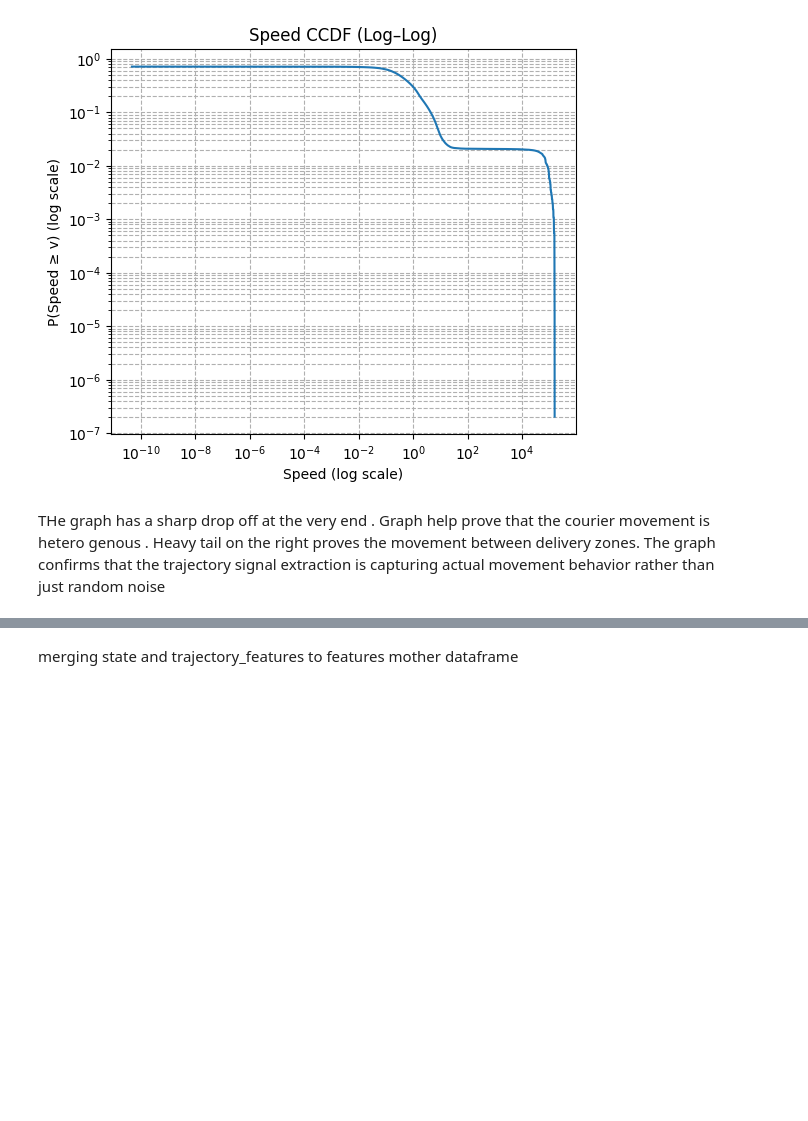
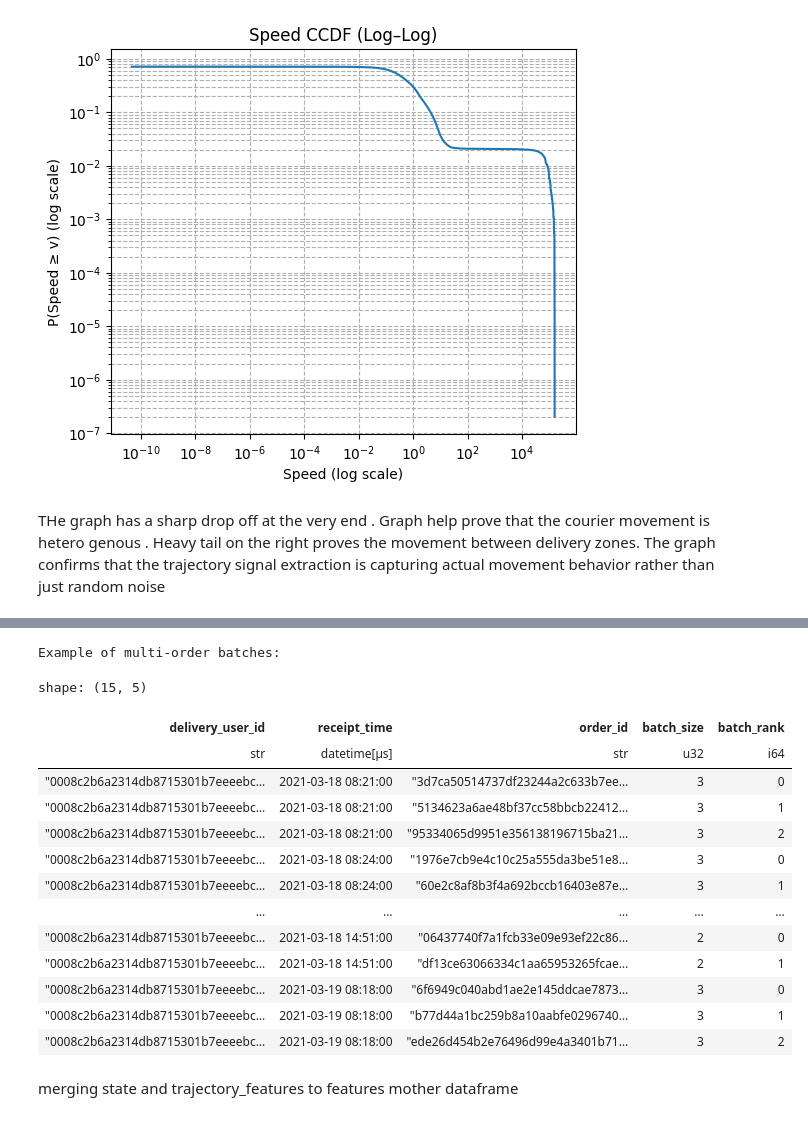
Before and after one commit to aymuos/starship, a Jupyter notebook: fundamental_EDA/feature_creator.ipynb, the cells around one changed output, grey strips where cells are left out. Drawn from its saved outputs; the diff is of its cells as text; code cells hidden in the pictures; blank space fills up the shorter version.

```diff
--- a/fundamental_EDA/feature_creator.ipynb
+++ b/fundamental_EDA/feature_creator.ipynb
@@ -647,6 +663,34 @@ features = (
       .join(state.select(["order_id","last_x","last_y","gps_gap_min"]), on="order_id", how="left")
       .join(traj_features, on="order_id", how="left")
 )
+# %%
+# Validation: Find batches with more than one order -> batch_size and batch_rank
+batch_check = features.filter(pl.col("batch_size") > 1).select([
+    "delivery_user_id",
+    "receipt_time",
+    "order_id",
+    "batch_size",
+    "batch_rank"
+]).sort(["delivery_user_id", "receipt_time", "batch_rank"])
+
+print("Example of multi-order batches:")
+display(batch_check.head(15))
+# %% [output]
+Example of multi-order batches:
+shape: (15, 5)
+| delivery_user_id | receipt_time | order_id | batch_size | batch_rank |
+| str | datetime[μs] | str | u32 | i64 |
+| "0008c2b6a2314db8715301b7eeeebc… | 2021-03-18 08:21:00 | "3d7ca50514737df23244a2c633b7ee… | 3 | 0 |
+| "0008c2b6a2314db8715301b7eeeebc… | 2021-03-18 08:21:00 | "5134623a6ae48bf37cc58bbcb22412… | 3 | 1 |
+| "0008c2b6a2314db8715301b7eeeebc… | 2021-03-18 08:21:00 | "95334065d9951e356138196715ba21… | 3 | 2 |
+| "0008c2b6a2314db8715301b7eeeebc… | 2021-03-18 08:24:00 | "1976e7cb9e4c10c25a555da3be51e8… | 3 | 0 |
+| "0008c2b6a2314db8715301b7eeeebc… | 2021-03-18 08:24:00 | "60e2c8af8b3f4a692bccb16403e87e… | 3 | 1 |
+| … | … | … | … | … |
+| "0008c2b6a2314db8715301b7eeeebc… | 2021-03-18 14:51:00 | "06437740f7a1fcb33e09e93ef22c86… | 2 | 0 |
+| "0008c2b6a2314db8715301b7eeeebc… | 2021-03-18 14:51:00 | "df13ce63066334c1aa65953265fcae… | 2 | 1 |
+| "0008c2b6a2314db8715301b7eeeebc… | 2021-03-19 08:18:00 | "6f6949c040abd1ae2e145ddcae7873… | 3 | 0 |
+| "0008c2b6a2314db8715301b7eeeebc… | 2021-03-19 08:18:00 | "b77d44a1bc259b8a10aabfe0296740… | 3 | 1 |
+| "0008c2b6a2314db8715301b7eeeebc… | 2021-03-19 08:18:00 | "ede26d454b2e76496d99e4a3401b71… | 3 | 2 |
 # %% [markdown]
 merging state and trajectory_features to features mother dataframe
 # %%
```
Also changed, not shown: parts of 7 cells of this notebook.
